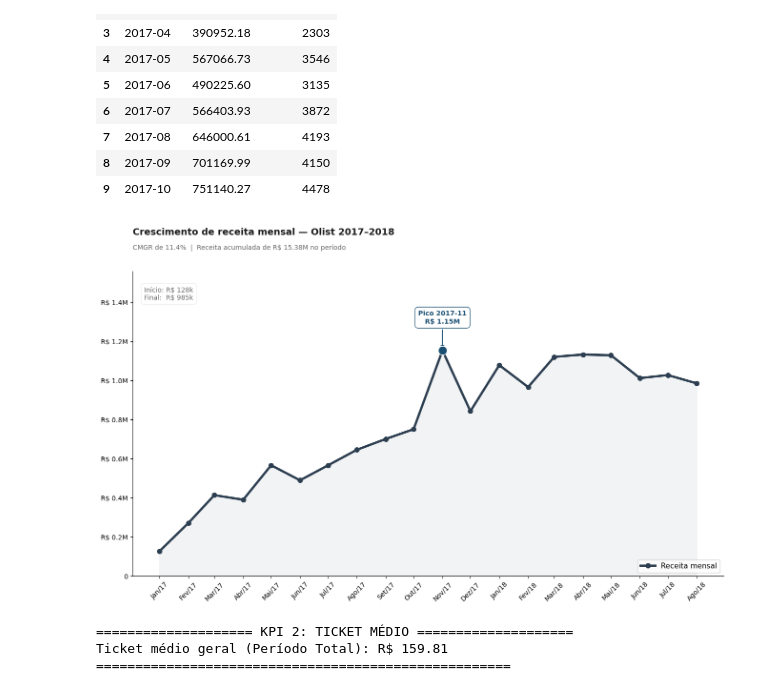
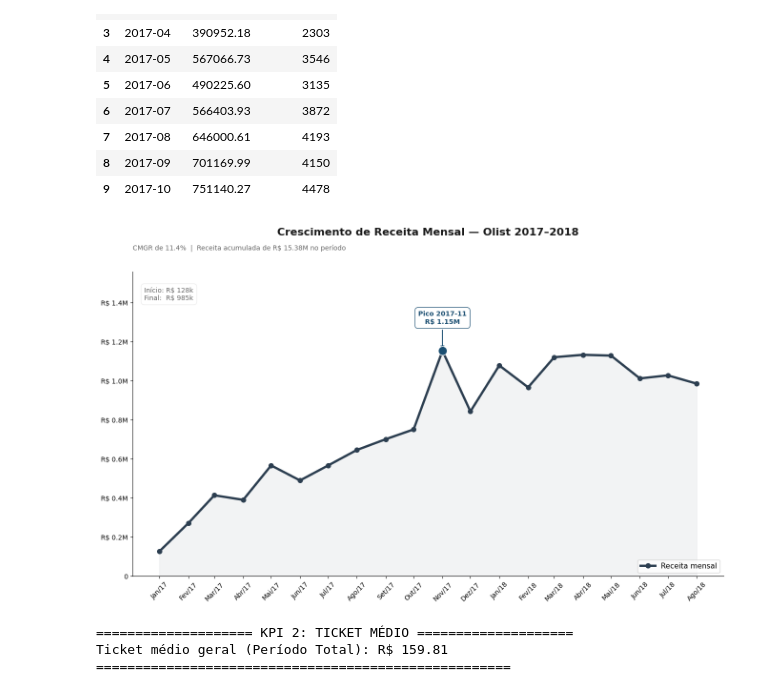
Before and after one commit to evellynjardini/Data-Analytics---Grupo-24, a Jupyter notebook: 1 - Projeto-Olist-KPIs/notebooks/Receita.ipynb, the cells around one changed output. Saved outputs shown, nothing was run; the diff lists cells and outputs as text; code cells hidden in the pictures.

```diff
--- a/1 - Projeto-Olist-KPIs/notebooks/Receita.ipynb
+++ b/1 - Projeto-Olist-KPIs/notebooks/Receita.ipynb
@@ -143,38 +159,38 @@ ax.annotate(
     ha='center', fontweight='bold', color=COR_PICO,
     bbox=dict(boxstyle='round,pad=0.5', fc='white', ec=COR_PICO, alpha=0.9)
 )
 
 # --- Eixos ---
 meses_pt = ['Jan','Fev','Mar','Abr','Mai','Jun','Jul','Ago','Set','Out','Nov','Dez']
 ax.xaxis.set_major_locator(mdates.MonthLocator())
 ax.xaxis.set_major_formatter(FuncFormatter(
     lambda x, p: f"{meses_pt[mdates.num2date(x).month-1]}/{str(mdates.num2date(x).year)[2:]}"
 ))
 ax.yaxis.set_major_formatter(FuncFormatter(
     lambda x, p: f'R$ {x/1e6:.1f}M' if x > 0 else '0'
 ))
 plt.xticks(rotation=45)
 ax.set_ylim(0, val_pico * 1.35)
 
 # --- Títulos à esquerda ---
 ax.text(
-    0, 1.12,
-    'Crescimento de receita mensal — Olist 2017–2018',
-    transform=ax.transAxes, fontsize=14, fontweight='bold',
-    color=CINZA_TEXTO, ha='left'
+    0.5, 1.12,
+    'Crescimento de Receita Mensal — Olist 2017–2018',
+    transform=ax.transAxes, fontsize=16, fontweight='bold',
+    color=CINZA_TEXTO, ha='center'
 )
 
 ax.text(
     0, 1.07,
     f'CMGR de {cmgr*100:.1f}%  |  Receita acumulada de R$ {receita_total/1e6:.2f}M no período',
     transform=ax.transAxes, fontsize=10, color=CINZA_SUB, ha='left'
 )
 
 ax.legend(loc='lower right', frameon=True, facecolor='white', fontsize=11)
 plt.subplots_adjust(top=0.82)
 plt.show()
 # %% [output]
-[figure, old version]
+[figure, new version]
 # %%
 # --- KPI 2: Ticket Médio ao Longo do Tempo (Mensal) ---
 
```
Also changed, not shown: parts of 2 cells of this notebook.
